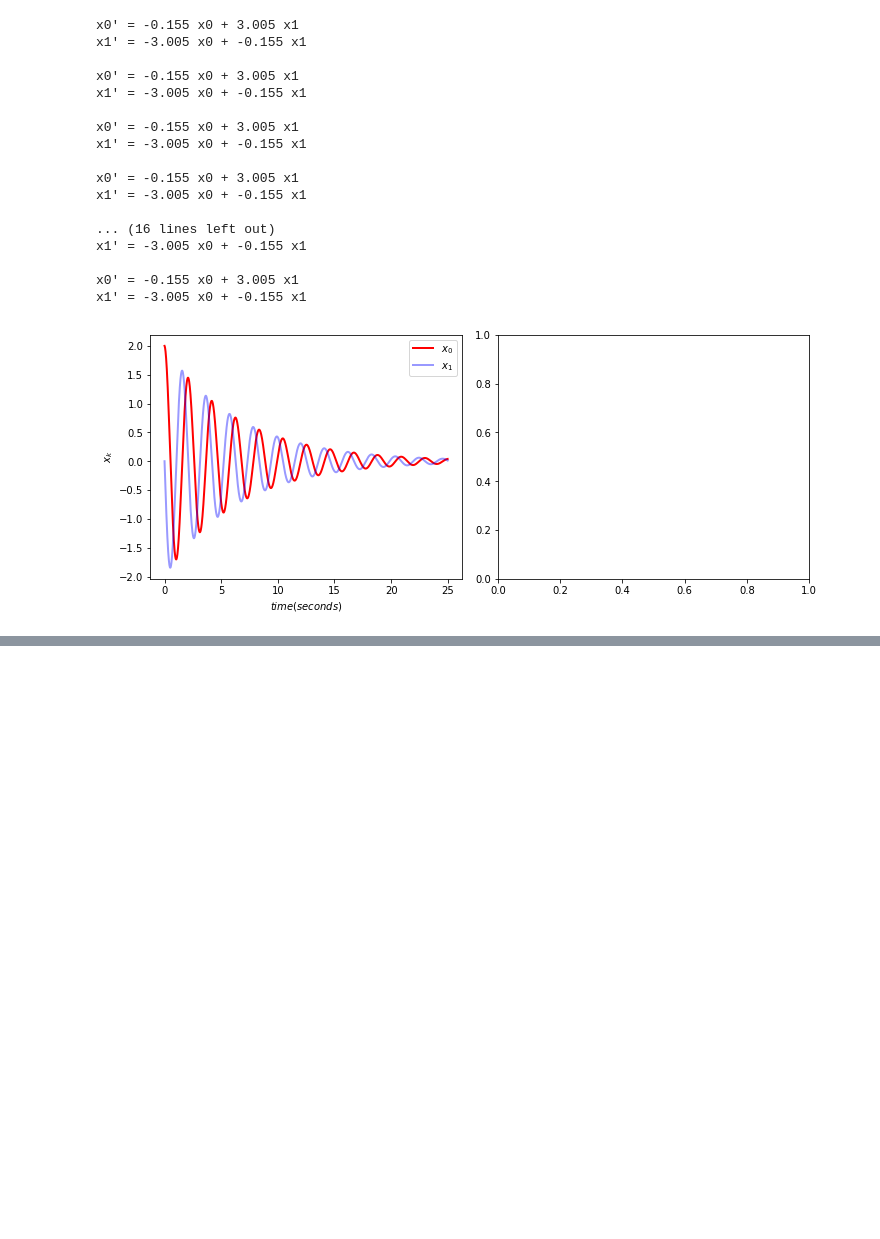
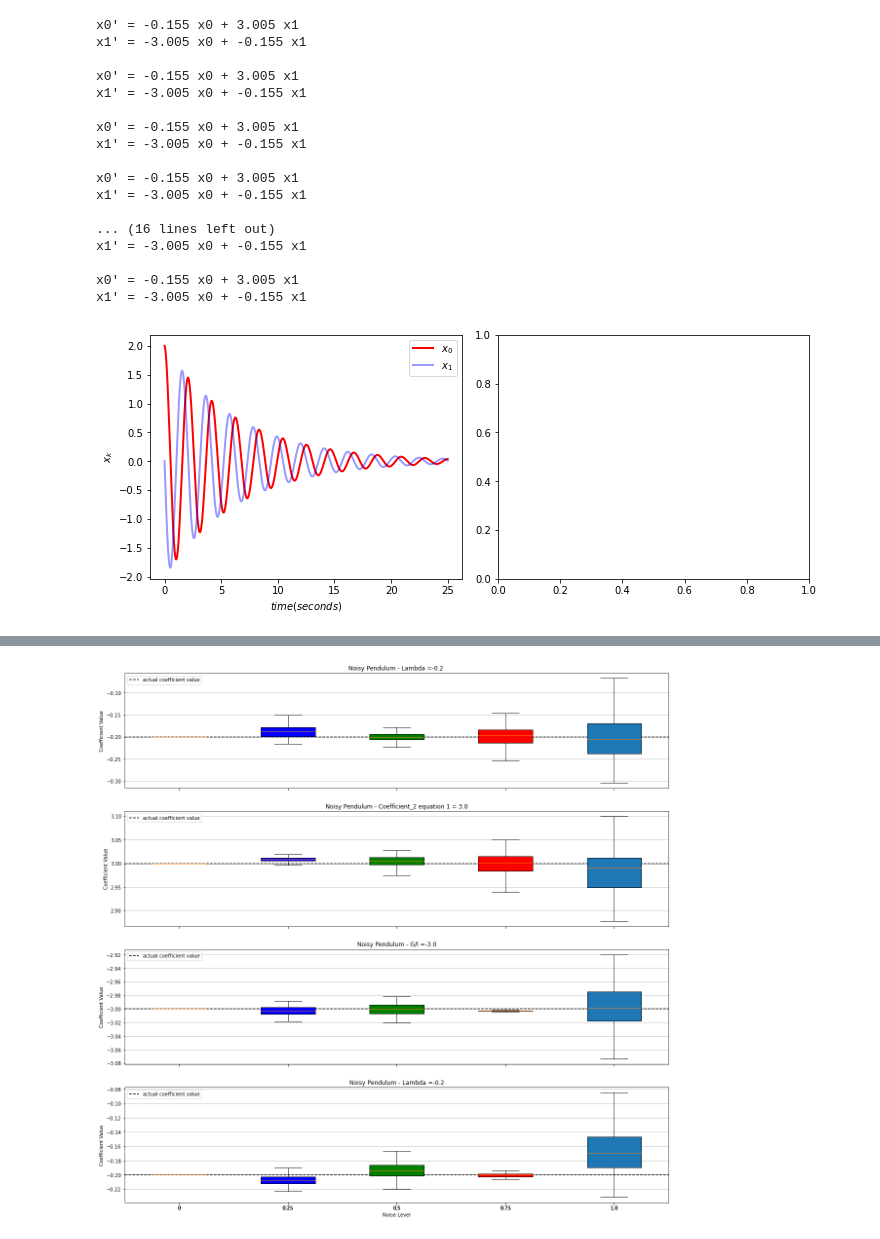
Before and after one commit to Lenfesty-b/SINDy, a Jupyter notebook: Testing.ipynb, the cells around one changed output, grey strips where cells are left out. Cells and saved outputs as stored; diff of their text form; code cells hidden in the pictures; blank space fills up the shorter version.

```diff
--- a/Testing.ipynb
+++ b/Testing.ipynb
@@ -881,0 +940,82 @@ plt.show()
+# %%
+#coeff_1_eqn_1
+eqn1_1 = np.random.normal(-0.2, 0.0, 100)
+eqn1_2 = np.random.normal(-0.1908, 0.0154, 100)
+eqn1_3 = np.random.normal(-0.1988, 0.0096, 100)
+eqn1_4 = np.random.normal(-0.1994, 0.0237, 100)
+eqn1_5 = np.random.normal(-0.1988, 0.0543, 100)
+coeff_1_eqn_1=[eqn1_1, eqn1_2, eqn1_3, eqn1_4,eqn1_5]
+#coeff_2_eqn_1
+eqn1_6 = np.random.normal(3, 0.0, 100)
+eqn1_7 = np.random.normal(3.008, 0.0052, 100)
+eqn1_8 = np.random.normal(3.006, 0.0140, 100)
+eqn1_9 = np.random.normal(2.9972, 0.0219, 100)
+eqn1_10 = np.random.normal(2.9762, 0.0506, 100)
+coeff_2_eqn_1=[eqn1_6, eqn1_7, eqn1_8, eqn1_9,eqn1_10]
+#coeff_1_eqn_2
+eqn2_1 = np.random.normal(-3, 0.0, 100)
+eqn2_2 = np.random.normal(-3.003, 0.0069, 100)
+eqn2_3 = np.random.normal(-3.0002, 0.0093, 100)
+eqn2_4 = np.random.normal(-3.0028, 0.0008, 100)
+eqn2_5 = np.random.normal(-2.995, 0.0314, 100)
+coeff_1_eqn_2=[eqn2_1 , eqn2_2, eqn2_3, eqn2_4,eqn2_5]
+#coeff_2_eqn_2
+eqn2_6 = np.random.normal(-0.2, 0.0, 100)
+eqn2_7 = np.random.normal(-0.2052, 0.009, 100)
+eqn2_8 = np.random.normal(-0.1938, 0.0111, 100)
+eqn2_9 = np.random.normal(-0.2, 0.0027, 100)
+eqn2_10 = np.random.normal(-0.1638, 0.0324, 100)
+coeff_2_eqn_2=[eqn2_6 , eqn2_7, eqn2_8, eqn2_9,eqn2_10]
+
+all_data = [np.random.normal(0, std, size=100) for std in range(1, 6)]
+labels = ['0','0.25', '0.5', '0.75', '1.0']
+
+fig, (ax1, ax2,ax3,ax4) = plt.subplots(nrows=4, ncols=1, figsize=(20, 20),  sharex=True)
+
+# rectangular box plot
+bplot1 = ax1.boxplot(coeff_1_eqn_1,0,'',
+                     vert=True,  # vertical box alignment
+                     patch_artist=True,  # fill with color
+                     labels=labels)  # will be used to label x-ticks
+ax1.axhline(y=-0.2,linestyle="dashed", color="black", label="actual coefficient value")
+ax1.set_title('Noisy Pendulum - Lambda =-0.2 ')
+
+
+bplot2 = ax2.boxplot(coeff_2_eqn_1,0,'',
+                     vert=True,  # vertical box alignment
+                     patch_artist=True,  # fill with color
+                     labels=labels)  # will be used to label x-ticks
+ax2.axhline(y=3.0,linestyle="dashed", color="black", label="actual coefficient value")
+ax2.set_title('Noisy Pendulum - Coefficient_2 equation 1 = 3.0')
+
+bplot3 = ax3.boxplot(coeff_1_eqn_2,0,'',
+                     vert=True,  # vertical box alignment
+                     patch_artist=True,  # fill with color
+                     labels=labels)  # will be used to label x-ticks
+ax3.axhline(y=-3.0,linestyle="dashed", color="black", label="actual coefficient value")
+ax3.set_title('Noisy Pendulum - G/l =-3.0')
+
+bplot4 = ax4.boxplot(coeff_2_eqn_2,0,'',
+                     vert=True,  # vertical box alignment
+                     patch_artist=True,  # fill with color
+                     labels=labels)  # will be used to label x-ticks
+ax4.axhline(y=-0.2,linestyle="dashed", color="black", label="actual coefficient value")
+ax4.set_title('Noisy Pendulum - Lambda =-0.2')
+
+# fill with colors
+colors = ['pink', 'blue', 'green','red']
+for bplot in (bplot1, bplot2,bplot3,bplot4):
+    for patch, color in zip(bplot['boxes'], colors):
+        patch.set_facecolor(color)
+
+# adding horizontal grid lines
+for ax in [ax1, ax2,ax3,ax4]:
+    ax.yaxis.grid(True)
+    ax.set_ylabel('Coefficient Value')
+    ax.legend(loc="best")
+
+
+ax4.set_xlabel('Noise Level')
+plt.show()
+# %% [output]
+[figure, added]
```
Also changed, not shown: parts of 3 cells of this notebook, 1 other file.
